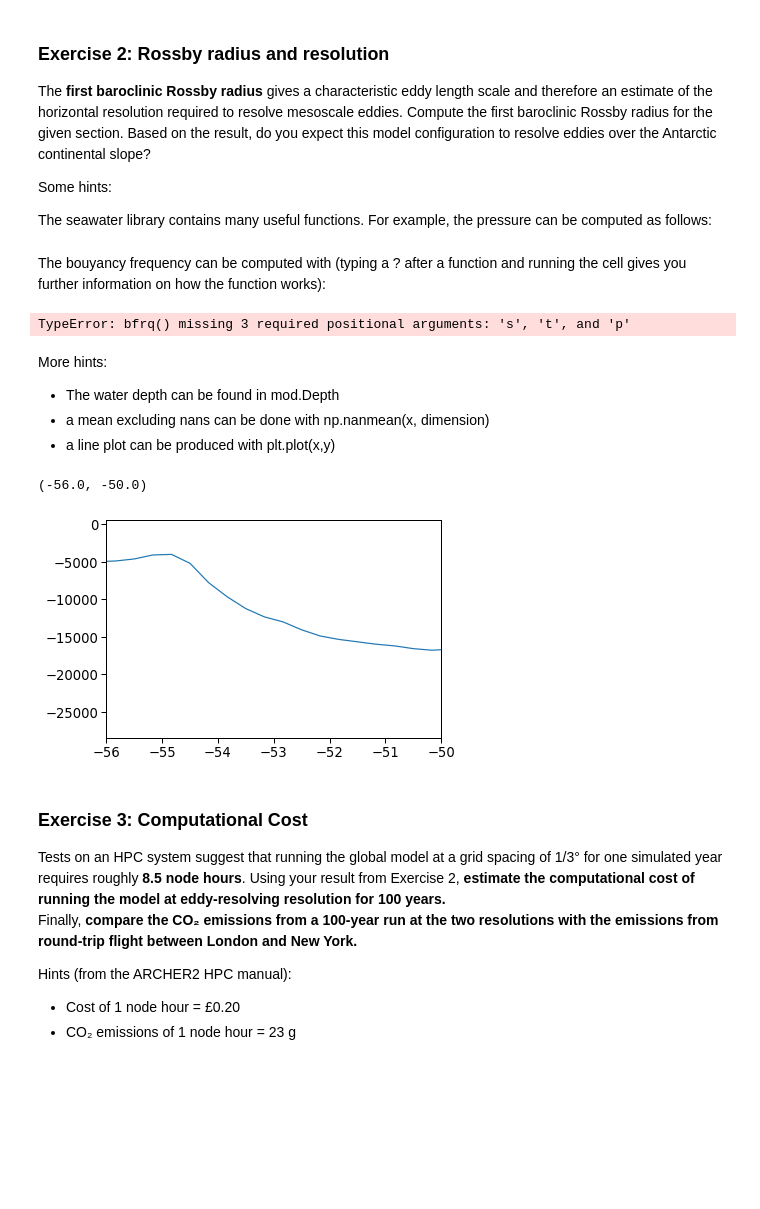
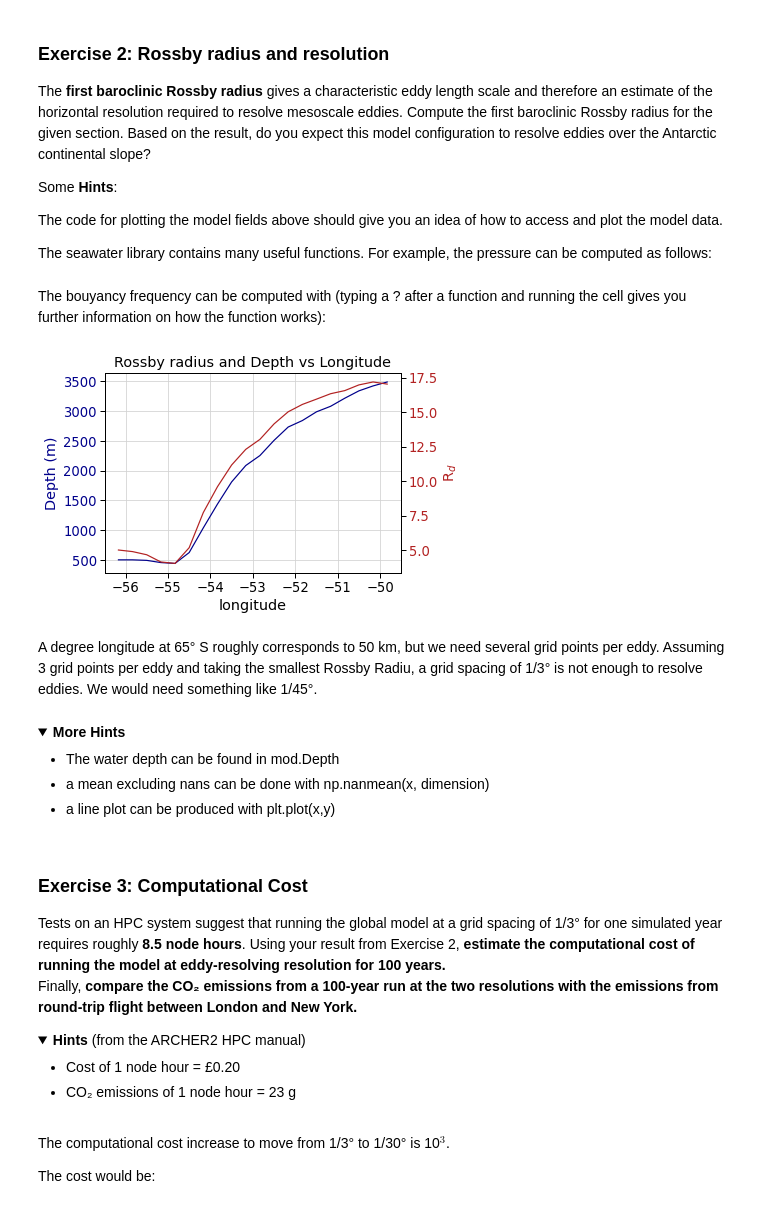
Before and after one commit to nicolasdettling/autumnschool, a Jupyter notebook: solutions.ipynb, the cells around one changed output. Drawn from its saved outputs; the diff is of its cells as text; code cells hidden in the pictures; folded sections open; blank space fills up the shorter version.

```diff
--- a/solutions.ipynb
+++ b/solutions.ipynb
@@ -54,41 +84,66 @@ plt.colorbar(c2, ax=axes[1], extend='both', shrink=.7);
 The **first baroclinic Rossby radius** gives a characteristic eddy length scale and therefore an estimate of the horizontal resolution required to resolve mesoscale eddies.
 Compute the first baroclinic Rossby radius for the given section. Based on the result, do you expect this model configuration to resolve eddies over the Antarctic continental slope?
 
-Some hints:
+Some **Hints**:
+
+The code for plotting the model fields above should give you an idea of how to access and plot the model data.
 
 The seawater library contains many useful functions. For example, the pressure can be computed as follows:
 # %%
 p = sw.pres(-mod.Z, -65)
 
 ### now bring it to the same shape as T and S
-p = np.tile(p, [270, 1]).T
+p = np.tile(p, [20, 1]).T
 # %% [markdown]
 The bouyancy frequency can be computed with (typing a ? after a function and running the cell gives you further information on how the function works):
 # %%
-N2,_,_ = sw.bfrq()
+N_sq,_,_ = sw.bfrq(mod.SALT, mod.THETA, p)
+N = np.nanmean(np.sqrt(N_sq),0)
+R_d = N*mod.Depth/np.pi/1.3e-4/1e3
+
+fig, ax1 = plt.subplots()
+
+ax1.set_xlabel('longitude')
+ax1.set_ylabel('Depth (m)', color='darkblue')
+ax1.plot(mod.XC, mod.Depth, color='darkblue', label='Depth')
+ax1.tick_params(axis='y', labelcolor='darkblue')
+ax1.grid(c='lightgrey')
+
+ax2 = ax1.twinx()
+ax2.set_ylabel('R$_d$', color='firebrick')
+ax2.plot(mod.XC, R_d, color='firebrick', label='R$_d$')
+ax2.tick_params(axis='y', labelcolor='firebrick')
+
+plt.title('Rossby radius and Depth vs Longitude')
+fig.tight_layout()
+plt.show()
 # %% [output]
-TypeError: bfrq() missing 3 required positional arguments: 's', 't', and 'p'
+[figure, added]
+# %% [markdown]
+A degree longitude at 65° S roughly corresponds to 50 km, but we need several grid points per eddy. Assuming 3 grid points per eddy and taking the smallest Rossby Radiu, a grid spacing of 1/3° is not enough to resolve eddies. We would need something like 1/45°.
 # %% [markdown]
-More hints:
+<details>
+<summary> <b> More Hints</b> </summary>
 
 - The water depth can be found in mod.Depth
 - a mean excluding nans can be done with np.nanmean(x, dimension)
 - a line plot can be produced with plt.plot(x,y)
+
+</details>
-# %%
-N2,_,_ = sw.bfrq(mod.SALT, mod.THETA, p, lat=65)
-N = np.nanmean(np.sqrt(N2),0)
-plt.plot(mod.XC, N*mod.Depth/np.pi/-1.3e-4)
-plt.xlim(-56,-50)
-# %% [output]
-(-56.0, -50.0)
-[figure, removed]
 # %% [markdown]
 ### Exercise 3: Computational Cost
 
 Tests on an HPC system suggest that running the global model at a grid spacing of 1/3° for one simulated year requires roughly **8.5 node hours**. Using your result from Exercise 2, **estimate the computational cost of running the model at eddy-resolving resolution for 100 years.**
 Finally, **compare the CO₂ emissions from a 100-year run at the two resolutions with the emissions from round-trip flight between London and New York.**
 
-Hints (from the ARCHER2 HPC manual):
+<details>
+<summary> <b> Hints</b> (from the ARCHER2 HPC manual)</summary>
 
 - Cost of 1 node hour = £0.20
 - CO₂ emissions of 1 node hour = 23 g
+
+</details>
+# %% [markdown]
+The computational cost increase to move from 1/3° to 1/30° is 10$^3$.
+
+The cost would be:
```
Also changed, not shown: parts of 13 cells of this notebook, 1 other file.
